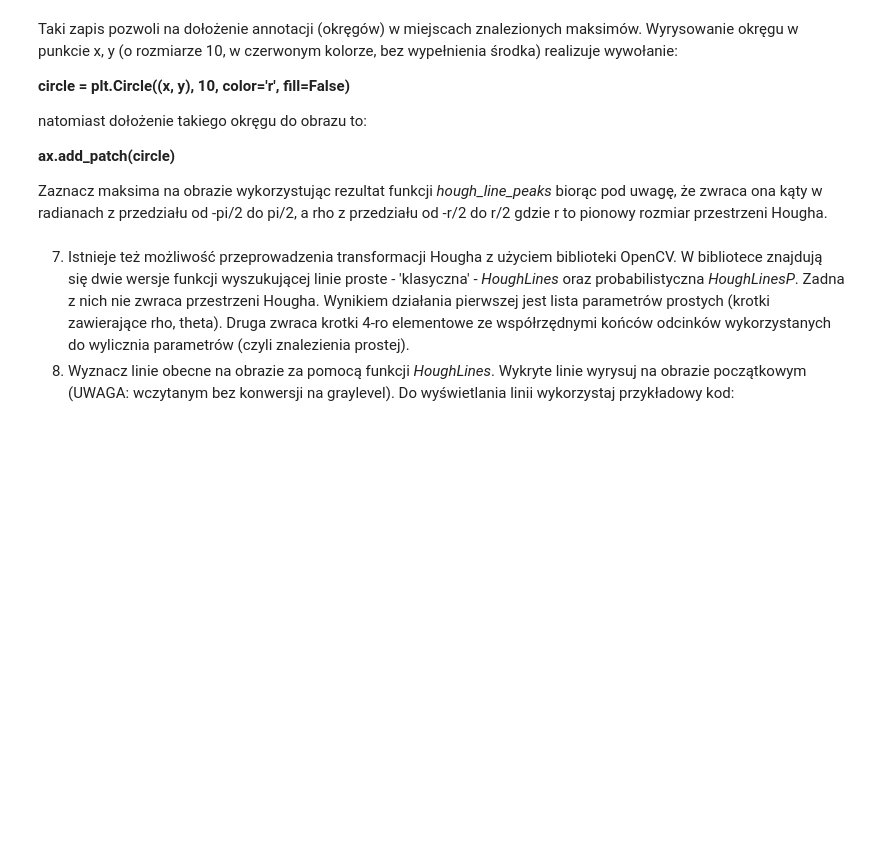
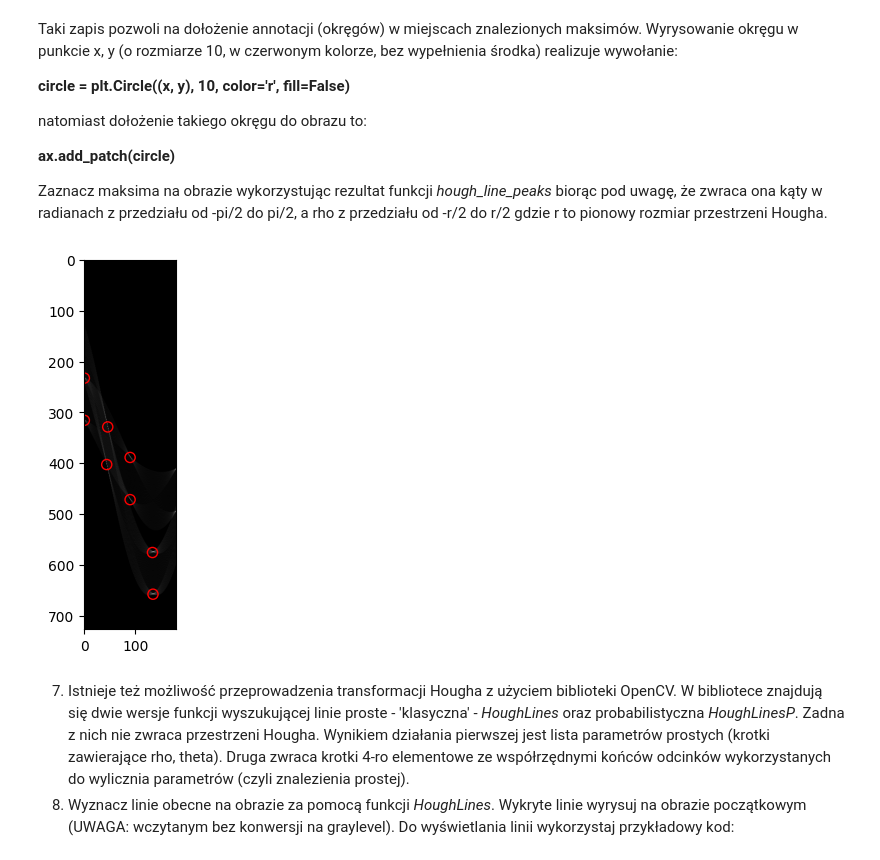
Before and after one commit to fpikon/Systemy_wizyjne, a Jupyter notebook: LAB_11/11_Hough.ipynb, the cells around one changed output. Saved outputs shown, nothing was run; the diff lists cells and outputs as text; code cells hidden in the pictures; blank space fills up the shorter version.

```diff
--- a/LAB_11/11_Hough.ipynb
+++ b/LAB_11/11_Hough.ipynb
@@ -160,6 +159,23 @@ natomiast dołożenie takiego okręgu do obrazu to:
 **ax.add_patch(circle)**
 
 Zaznacz maksima na obrazie wykorzystując rezultat funkcji *hough\_line\_peaks* biorąc pod uwagę, że zwraca ona kąty w radianach z przedziału od -pi/2 do pi/2, a rho z przedziału od -r/2 do r/2 gdzie r to pionowy rozmiar przestrzeni Hougha.
+# %%
+hspace, angles, dists = hough_line_peaks(mac_H, vec_theta, vec_rho)
+
+import math
+angles = (angles*(180/math.pi))
+angles += mac_H.shape[1] / 2
+dists += mac_H.shape[0] / 2
+
+fig,ax = plt.subplots(1)
+ax.set_aspect('auto')
+ax.imshow(mac_H, 'gray') # gdzie H jest przestrzenią Hougha
+
+for i in range(len(angles)):
+    circle = plt.Circle((angles[i], dists[i]), 10, color='r', fill=False)
+    ax.add_patch(circle)
+# %% [output]
+[figure, added]
 # %% [markdown]
 7. Istnieje też możliwość przeprowadzenia transformacji Hougha z użyciem biblioteki OpenCV. W bibliotece znajdują się dwie wersje funkcji wyszukującej linie proste - 'klasyczna' - _HoughLines_ oraz probabilistyczna _HoughLinesP_. Zadna z nich nie zwraca przestrzeni Hougha. Wynikiem działania pierwszej jest lista parametrów prostych (krotki zawierające rho, theta). Druga zwraca krotki 4-ro elementowe ze współrzędnymi końców odcinków wykorzystanych do wylicznia parametrów (czyli znalezienia prostej).
 8. Wyznacz linie obecne na obrazie za pomocą funkcji _HoughLines_. Wykryte linie wyrysuj na obrazie początkowym (UWAGA: wczytanym bez konwersji na graylevel). Do wyświetlania linii wykorzystaj przykładowy kod:
```
Also changed, not shown: parts of 9 cells of this notebook.
